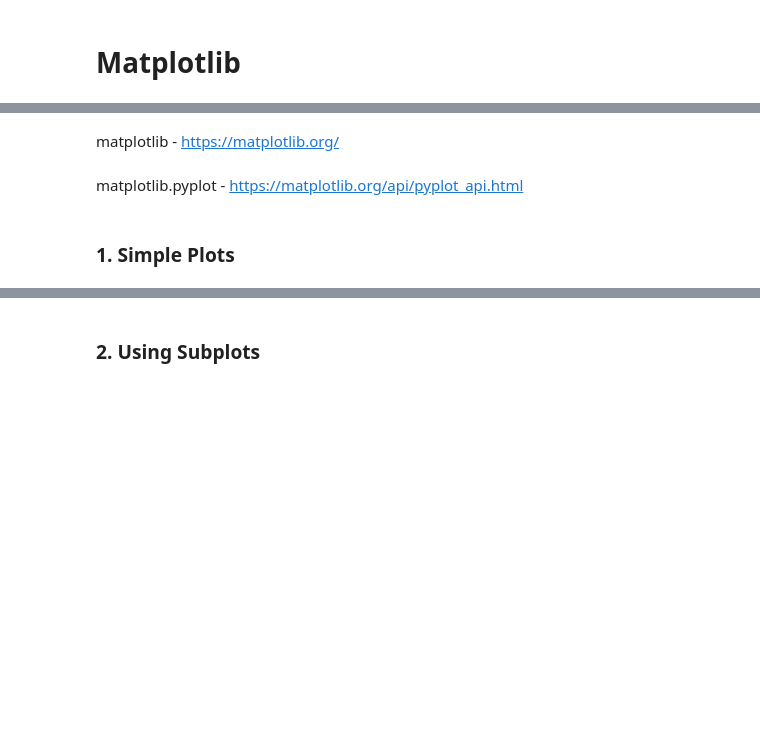
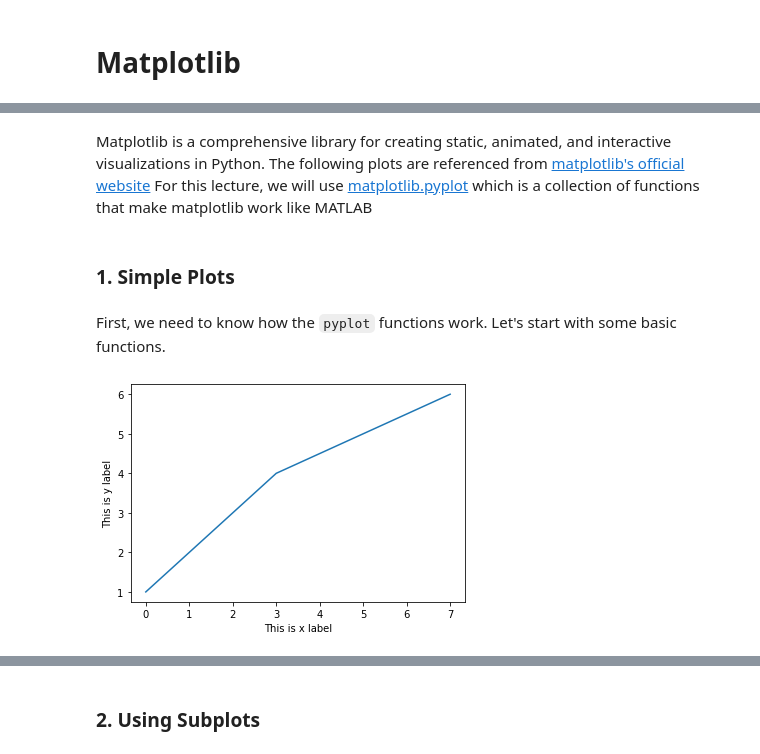
Before and after one commit to ytu-cvlab/mce-51069, a Jupyter notebook: _notebooks/2020-12-16-week1-day3.ipynb, the cells around one changed output, grey strips where cells are left out. Saved outputs shown, nothing was run; the diff lists cells and outputs as text; code cells hidden in the pictures; blank space fills up the shorter version.

Commit message:
Update matplotlib

```diff
--- a/_notebooks/2020-12-16-week1-day3.ipynb
+++ b/_notebooks/2020-12-16-week1-day3.ipynb
@@ -173,6 +171,15 @@ Matplotlib is a comprehensive library for creating static, animated, and interac
-# %% [markdown]
-matplotlib - https://matplotlib.org/
-# %% [markdown]
-matplotlib.pyplot - https://matplotlib.org/api/pyplot_api.html
+# %% [markdown]
+Matplotlib is a comprehensive library for creating static, animated, and interactive visualizations in Python. The following plots are referenced from [matplotlib's official website](https://matplotlib.org/) For this lecture, we will use [matplotlib.pyplot](https://matplotlib.org/api/pyplot_api.html) which is a collection of functions that make matplotlib work like MATLAB
 # %% [markdown]
 ### 1. Simple Plots
+# %% [markdown]
+First, we need to know how the `pyplot` functions work. Let's start with some basic functions.
+# %%
+%matplotlib inline
+import matplotlib.pyplot as plt
+plt.plot([1, 2, 3, 4,4.5,5,5.5,6])
+plt.xlabel('This is x label')
+plt.ylabel('This is y label')
+plt.show()
+# %% [output]
+[figure, added]
```
Also changed, not shown: parts of 7 cells of this notebook, 1 other file.
